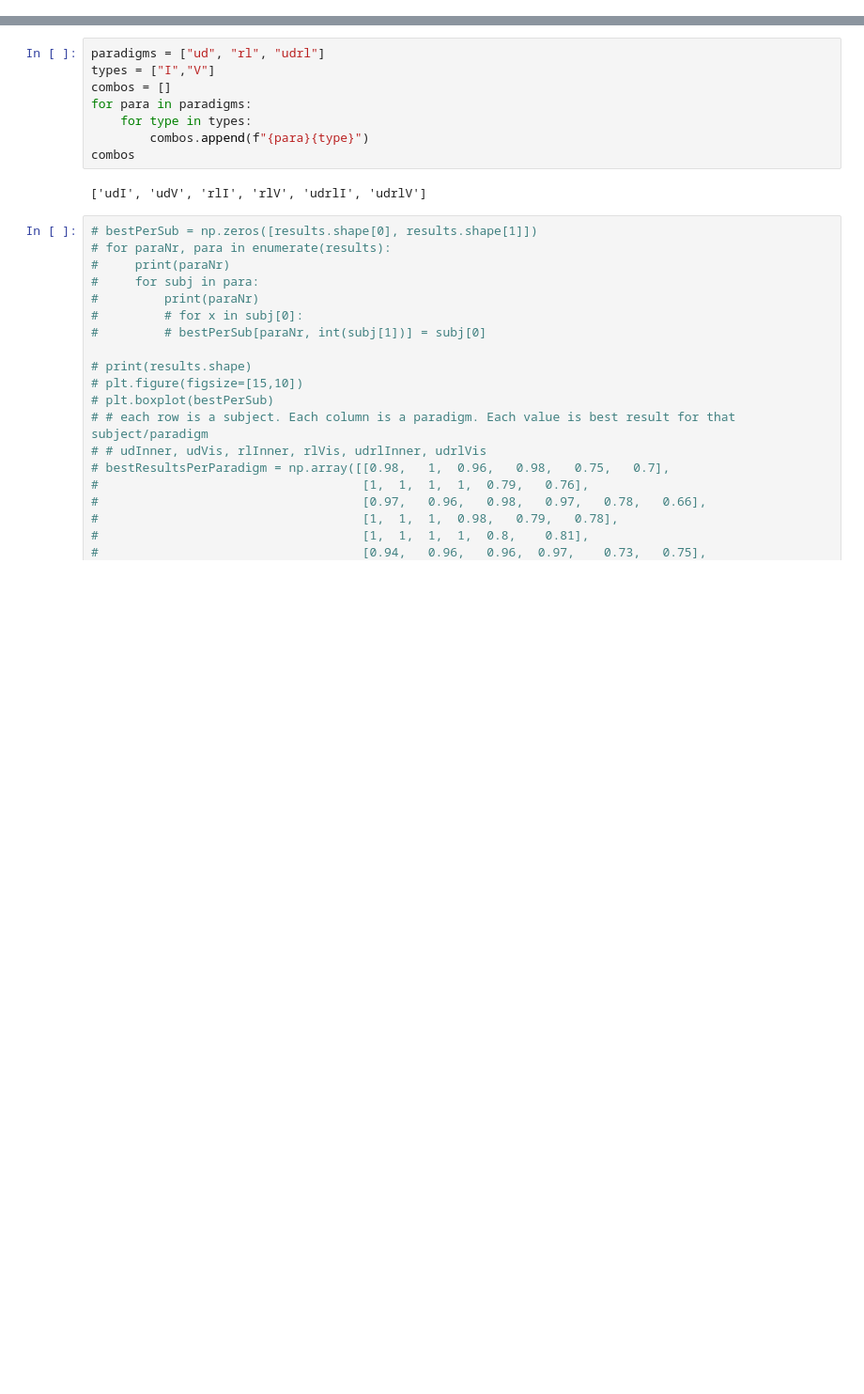
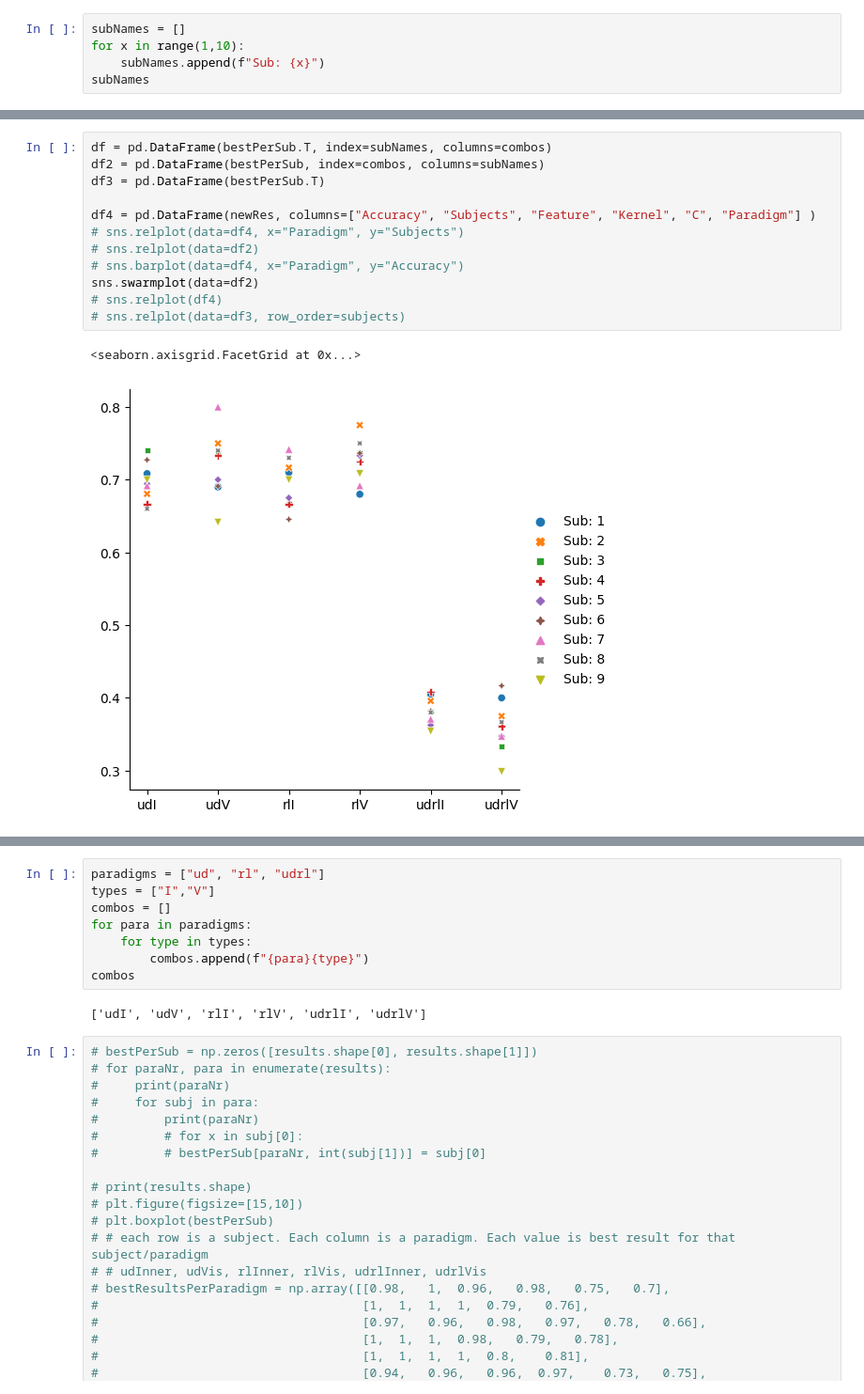
Before and after one commit to JuliaAlmaLuna/InnerSpeechEEGDecoding, a Jupyter notebook: plotting.ipynb, the cells around one changed output, grey strips where cells are left out. Shown at 94% size. Saved outputs shown, nothing was run; the diff lists cells and outputs as text; blank space fills up the shorter version.

Commit message:
heyPandaPlots

```diff
--- a/plotting.ipynb
+++ b/plotting.ipynb
@@ -48,0 +87,5 @@ print("")
+# %%
+subNames = []
+for x in range(1,10):
+    subNames.append(f"Sub: {x}")
+subNames
@@ -49,3 +125,18 @@ print("")
+# %%
+df = pd.DataFrame(bestPerSub.T, index=subNames, columns=combos)
+df2 = pd.DataFrame(bestPerSub, index=combos, columns=subNames)
+df3 = pd.DataFrame(bestPerSub.T)
+
+df4 = pd.DataFrame(newRes, columns=["Accuracy", "Subjects", "Feature", "Kernel", "C", "Paradigm"] )
+# sns.relplot(data=df4, x="Paradigm", y="Subjects")
+# sns.relplot(data=df2)
+# sns.barplot(data=df4, x="Paradigm", y="Accuracy")
+sns.swarmplot(data=df2)
+# sns.relplot(df4)
+# sns.relplot(data=df3, row_order=subjects)
+# %% [output]
+<seaborn.axisgrid.FacetGrid at 0x...>
+[figure, added]
 # %%
 plt.figure(figsize=[15,10])
 plt.boxplot(bestPerSub)
```
Also changed, not shown: parts of 6 cells of this notebook, 17 other files.
